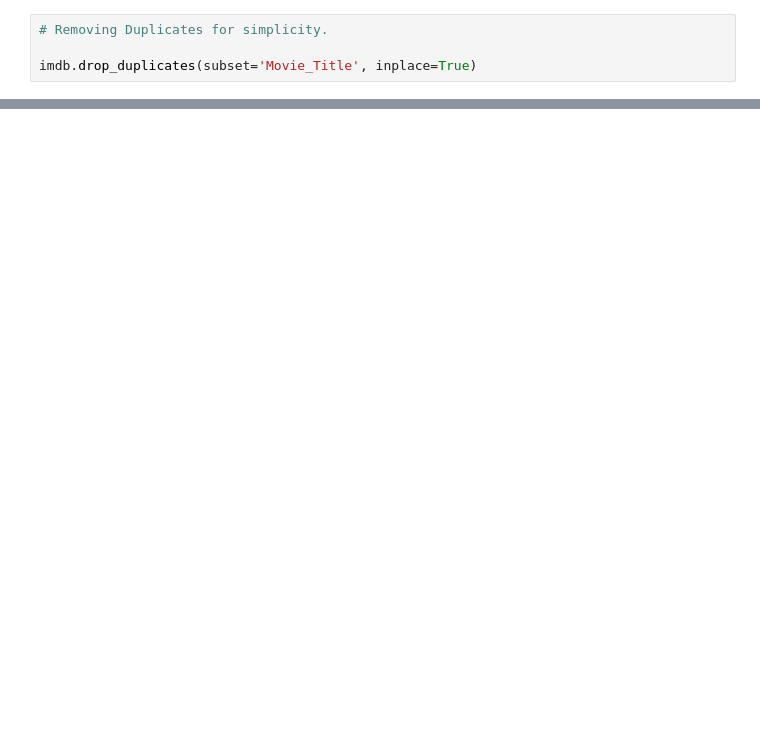
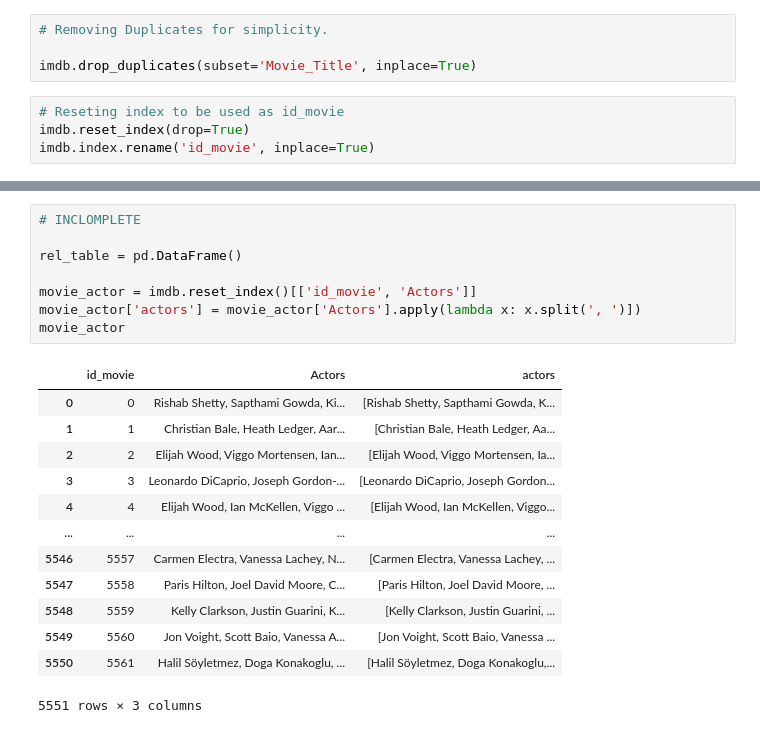
Before and after one commit to Eudi-Duarte/imdb_notebook, a Jupyter notebook: imdb notebook.ipynb, the cells around one changed output, grey strips where cells are left out. Saved outputs shown, nothing was run; the diff lists cells and outputs as text; blank space fills up the shorter version.

Commit message:
Starting add actors information.

```diff
--- a/imdb notebook.ipynb
+++ b/imdb notebook.ipynb
@@ -242,6 +242,10 @@ imdb[imdb['Movie_Title'].duplicated(keep=False)].head()
 # Removing Duplicates for simplicity.
 
 imdb.drop_duplicates(subset='Movie_Title', inplace=True)
+# %%
+# Reseting index to be used as id_movie
+imdb.reset_index(drop=True)
+imdb.index.rename('id_movie', inplace=True)
 # %%
 # exporting to csv in order to be used in power bi
 
@@ -248,0 +262,22 @@ imdb.to_csv('./files/imdb_threshed.csv', sep=';', index=False)
+# %%
+# INCLOMPLETE
+
+rel_table = pd.DataFrame()
+
+movie_actor = imdb.reset_index()[['id_movie', 'Actors']]
+movie_actor['actors'] = movie_actor['Actors'].apply(lambda x: x.split(', ')])
+movie_actor
+# %% [output]
+|  | id_movie | Actors | actors |
+| 0 | 0 | Rishab Shetty, Sapthami Gowda, Ki... | [Rishab Shetty, Sapthami Gowda, K... |
+| 1 | 1 | Christian Bale, Heath Ledger, Aar... | [Christian Bale, Heath Ledger, Aa... |
+| 2 | 2 | Elijah Wood, Viggo Mortensen, Ian... | [Elijah Wood, Viggo Mortensen, Ia... |
+| 3 | 3 | Leonardo DiCaprio, Joseph Gordon-... | [Leonardo DiCaprio, Joseph Gordon... |
+| 4 | 4 | Elijah Wood, Ian McKellen, Viggo ... | [Elijah Wood, Ian McKellen, Viggo... |
+| ... | ... | ... | ... |
+| 5546 | 5557 | Carmen Electra, Vanessa Lachey, N... | [Carmen Electra, Vanessa Lachey, ... |
+| 5547 | 5558 | Paris Hilton, Joel David Moore, C... | [Paris Hilton, Joel David Moore, ... |
+| 5548 | 5559 | Kelly Clarkson, Justin Guarini, K... | [Kelly Clarkson, Justin Guarini, ... |
+| 5549 | 5560 | Jon Voight, Scott Baio, Vanessa A... | [Jon Voight, Scott Baio, Vanessa ... |
+| 5550 | 5561 | Halil Söyletmez, Doga Konakoglu, ... | [Halil Söyletmez, Doga Konakoglu,... |
+5551 rows × 3 columns
```
Also changed, not shown: parts of 3 cells of this notebook, 2 other files.
